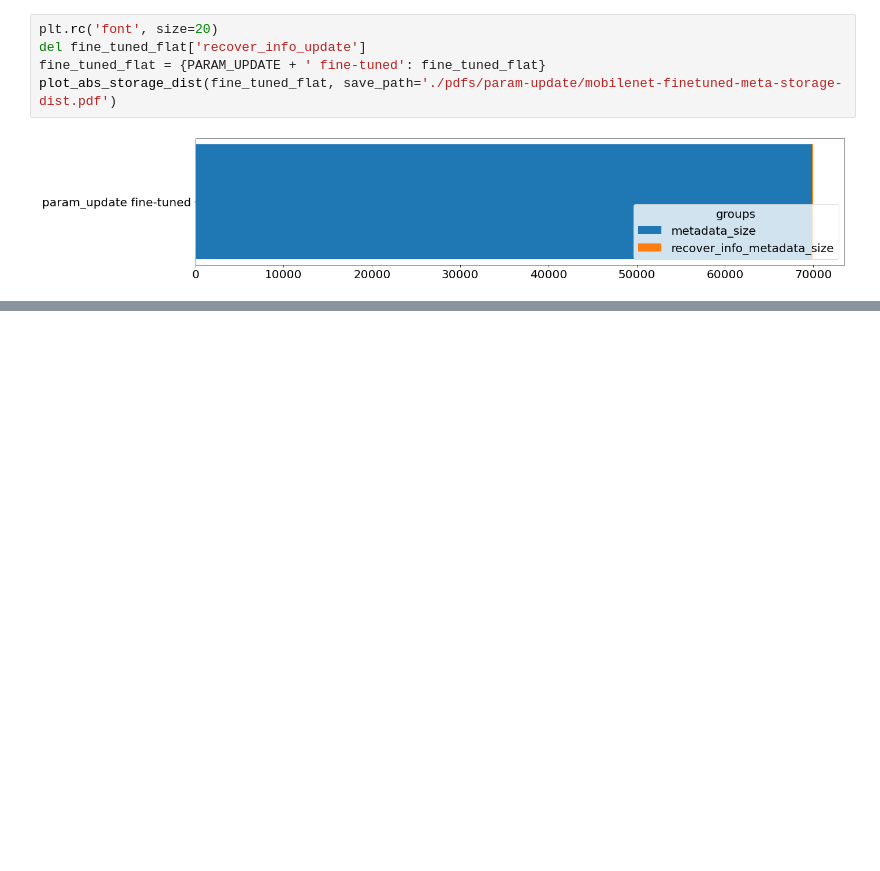
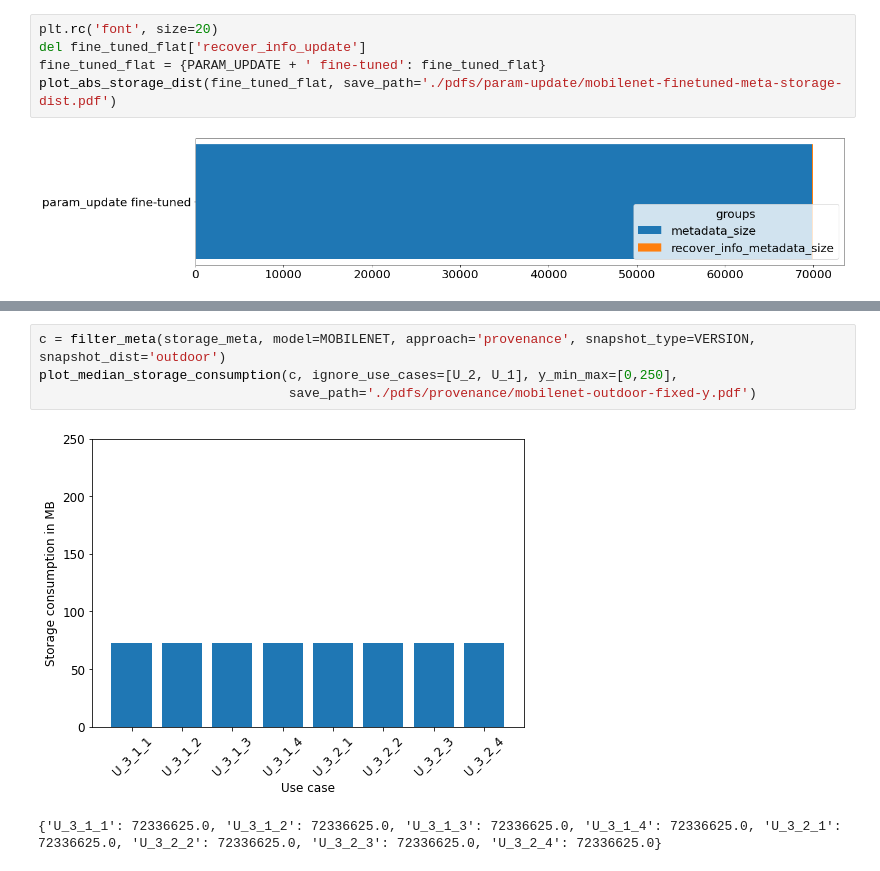
Before and after one commit to slin96/master-thesis, a Jupyter notebook: experiments/plots/storage_consumption.ipynb, the cells around one changed output, grey strips where cells are left out. Saved outputs shown, nothing was run; the diff lists cells and outputs as text; blank space fills up the shorter version.

```diff
--- a/experiments/plots/storage_consumption.ipynb
+++ b/experiments/plots/storage_consumption.ipynb
@@ -367 +363,8 @@ for f in server_files_and_meta:
+# %%
+c = filter_meta(storage_meta, model=MOBILENET, approach='provenance', snapshot_type=VERSION, snapshot_dist='outdoor')
+plot_median_storage_consumption(c, ignore_use_cases=[U_2, U_1], y_min_max=[0,250],
+                                save_path='./pdfs/provenance/mobilenet-outdoor-fixed-y.pdf')
+# %% [output]
+[figure, added]
+{'U_3_1_1': 72336625.0, 'U_3_1_2': 72336625.0, 'U_3_1_3': 72336625.0, 'U_3_1_4': 72336625.0, 'U_3_2_1': 72336625.0, 'U_3_2_2': 72336625.0, 'U_3_2_3': 72336625.0, 'U_3_2_4': 72336625.0}
 # %%
```
Also changed, not shown: parts of 14 cells of this notebook, 3 other files.
